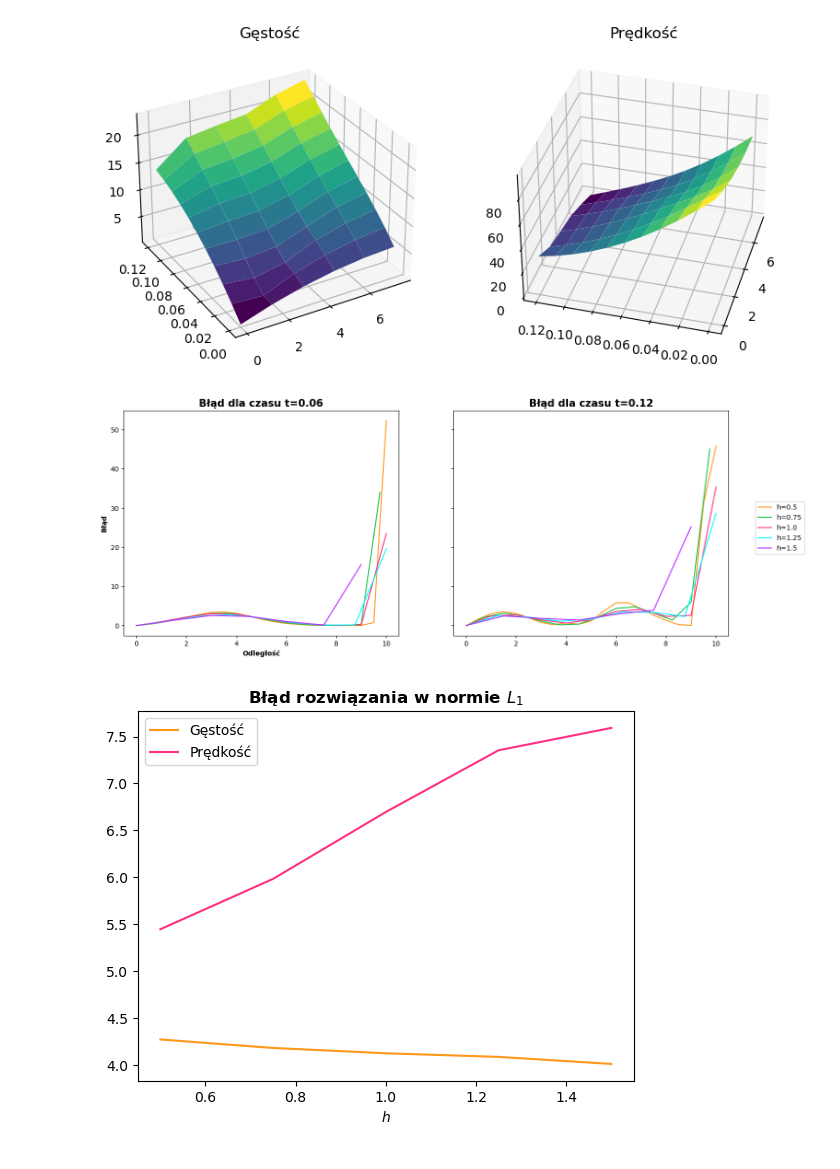
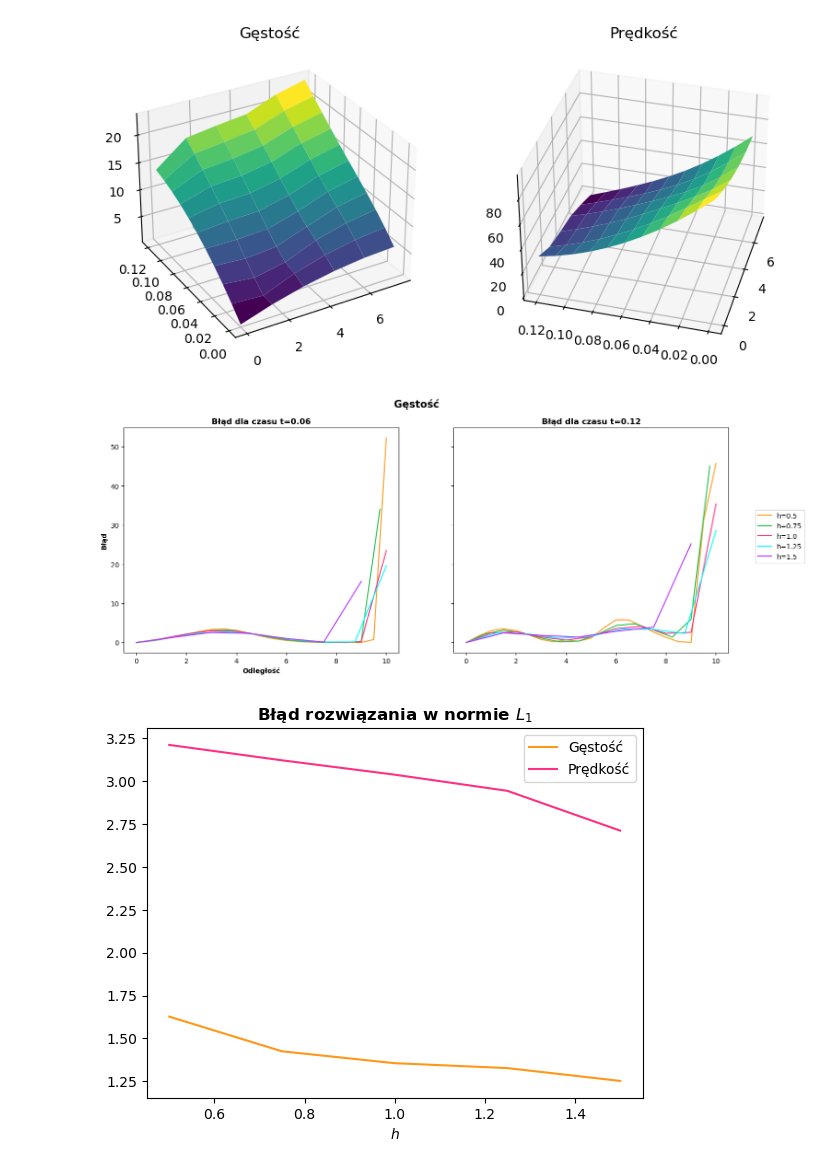
Before and after one commit to izalu24/Praca-licencjacka, a Jupyter notebook: rozwiazania.ipynb, the cells around one changed output. Drawn from its saved outputs; the diff is of its cells as text; code cells hidden in the pictures.

```diff
--- a/rozwiazania.ipynb
+++ b/rozwiazania.ipynb
@@ -6,7 +6,7 @@ from src import FTBS, FTCS, crafted_solution, L1_error
 # %%
 N = 10
 T = 30
-k = 1/180 # w godzinach
+k = 1/150 # w godzinach
 h = 1 # w kilometrach
 rho_max = 20
 v_max = 100
@@ -107,8 +111,8 @@ for i in range(len(h_test)):
     U = 20 -(S - 8)**2/12 - (T - 0.15)**2/0.0016
     V = 100*(1 - U/20)
     rho, v, cfl = crafted_solution((U[0, :], V[0, :]), (U[:, 0], V[:, 0]), k, h, rho_max, v_max, tau, chi, c0, l, m)
-    errors_rho.append(L1_error(U, rho.transpose(), h, k))
-    errors_v.append(L1_error(V, v.transpose(), h, k))
+    errors_rho.append(L1_error(U[:, 0:-1], rho.transpose()[:, 0:-1], h, k))
+    errors_v.append(L1_error(V[:, 0:-2], v.transpose()[:, 0:-1], h, k))
     point_errors_t1.append(np.abs(U[half_time, :] - rho.transpose()[half_time, :]))
     point_errors_t2.append(np.abs(U[-1, :] - rho.transpose()[-1, :]))
 
@@ -123,20 +127,21 @@ t2 = time[-1]
 # %%
 colors = ["#FF9719", "#1EC14E", "#FF3083", "#01FBFF", "#B632FF"]
 fig, ax = plt.subplots(1, 2, figsize=(16, 6), sharey=True)
+plt.suptitle("Gęstość", fontsize=15, fontweight="bold")
 for i in range(len(point_errors_t1)):
     ax[0].plot(np.arange(0, 10 + 0.01, h_test[i]), point_errors_t1[i], label="h=" + str(h_test[i]), color=colors[i])
     ax[1].plot(np.arange(0, 10 + 0.01, h_test[i]), point_errors_t2[i], color=colors[i])
-ax[0].set_title("Błąd dla czasu t=" + str(t1), fontsize=15, fontweight="bold")
+ax[0].set_title("Błąd dla czasu t=" + str(t1), fontsize=12, fontweight="bold")
 ax[0].set_xlabel("Odległość", fontweight="bold")
 ax[0].set_ylabel("Błąd", fontweight="bold")
 
-ax[1].set_title("Błąd dla czasu t=" + str(t2), fontsize=15, fontweight="bold")
+ax[1].set_title("Błąd dla czasu t=" + str(t2), fontsize=12, fontweight="bold")
 ax[1].set_label("Odległość")
 
 fig.legend(loc="center right")
 plt.show()
 # %% [output]
-[figure, old version]
+[figure, new version]
 # %%
 plt.plot(h_test, errors_rho, label="Gęstość", color=colors[0])
 plt.plot(h_test, errors_v, label="Prędkość", color=colors[2])
@@ -145,4 +150,4 @@ plt.xlabel("$h$", fontweight="bold")
 plt.legend()
 plt.show()
 # %% [output]
-[figure, old version]
+[figure, new version]
```
Also changed, not shown: parts of 9 cells of this notebook, 7 other files.
